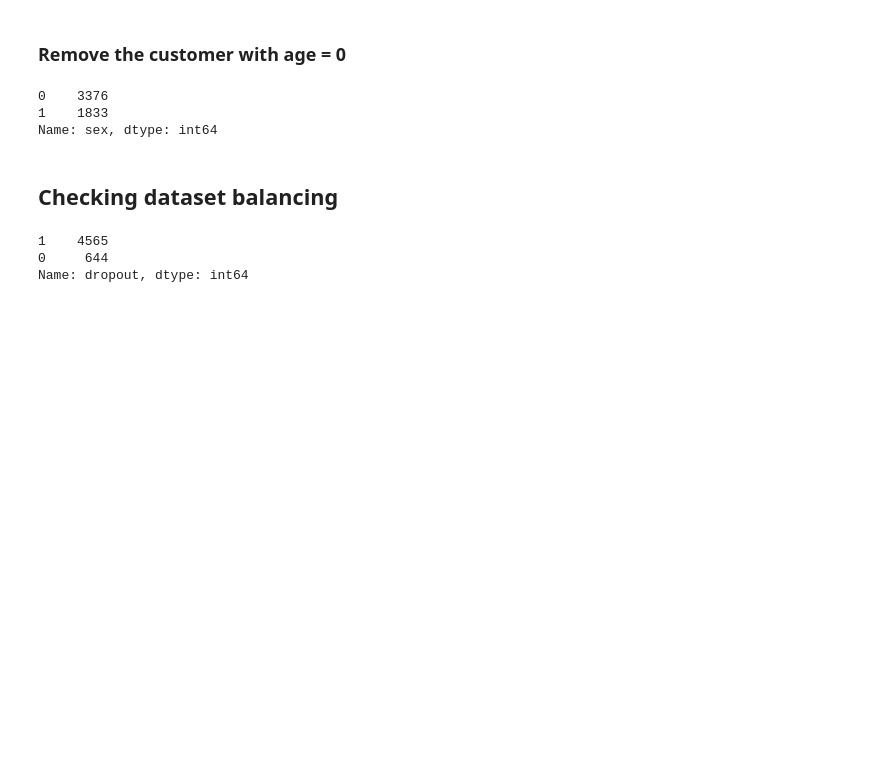
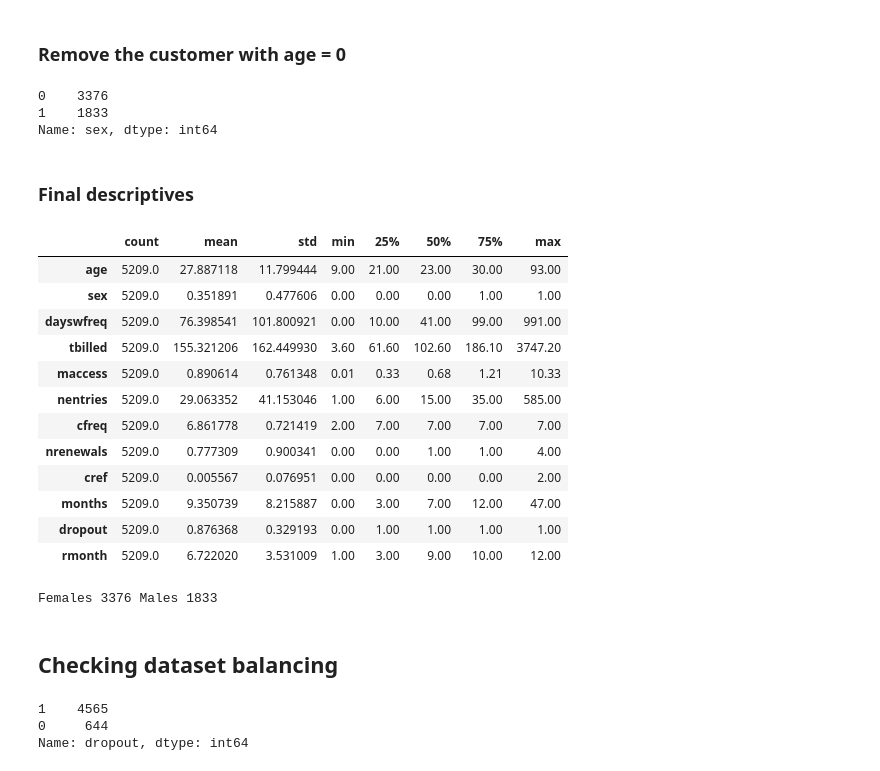
Before and after one commit to pesobreiro/dropoutPredFitness, a Jupyter notebook: 7.dropoutPrediction.ipynb, the cells around one changed output. Drawn from its saved outputs; the diff is of its cells as text; code cells hidden in the pictures; blank space fills up the shorter version.

```diff
--- a/7.dropoutPrediction.ipynb
+++ b/7.dropoutPrediction.ipynb
@@ -308,3 +308,21 @@ dt['sex'].value_counts()
 0    3376
 1    1833
 Name: sex, dtype: int64
+# %% [markdown]
+### Final descriptives
+# %%
+dt.describe().T
+# %% [output]
+|  | count | mean | std | min | 25% | 50% | 75% | max |
+| age | 5209.0 | 27.887118 | 11.799444 | 9.00 | 21.00 | 23.00 | 30.00 | 93.00 |
+| sex | 5209.0 | 0.351891 | 0.477606 | 0.00 | 0.00 | 0.00 | 1.00 | 1.00 |
+| dayswfreq | 5209.0 | 76.398541 | 101.800921 | 0.00 | 10.00 | 41.00 | 99.00 | 991.00 |
+| tbilled | 5209.0 | 155.321206 | 162.449930 | 3.60 | 61.60 | 102.60 | 186.10 | 3747.20 |
+| maccess | 5209.0 | 0.890614 | 0.761348 | 0.01 | 0.33 | 0.68 | 1.21 | 10.33 |
+| nentries | 5209.0 | 29.063352 | 41.153046 | 1.00 | 6.00 | 15.00 | 35.00 | 585.00 |
+| cfreq | 5209.0 | 6.861778 | 0.721419 | 2.00 | 7.00 | 7.00 | 7.00 | 7.00 |
+| nrenewals | 5209.0 | 0.777309 | 0.900341 | 0.00 | 0.00 | 1.00 | 1.00 | 4.00 |
+| cref | 5209.0 | 0.005567 | 0.076951 | 0.00 | 0.00 | 0.00 | 0.00 | 2.00 |
+| months | 5209.0 | 9.350739 | 8.215887 | 0.00 | 3.00 | 7.00 | 12.00 | 47.00 |
+| dropout | 5209.0 | 0.876368 | 0.329193 | 0.00 | 1.00 | 1.00 | 1.00 | 1.00 |
+| rmonth | 5209.0 | 6.722020 | 3.531009 | 1.00 | 3.00 | 9.00 | 10.00 | 12.00 |
@@ -311,3 +331,7 @@ Name: sex, dtype: int64
+# %%
+print('Females %d Males %d' %(females,males))
+# %% [output]
+Females 3376 Males 1833
 # %% [markdown]
 ## Checking dataset balancing
 # %%
```
Also changed, not shown: parts of 44 cells of this notebook.
